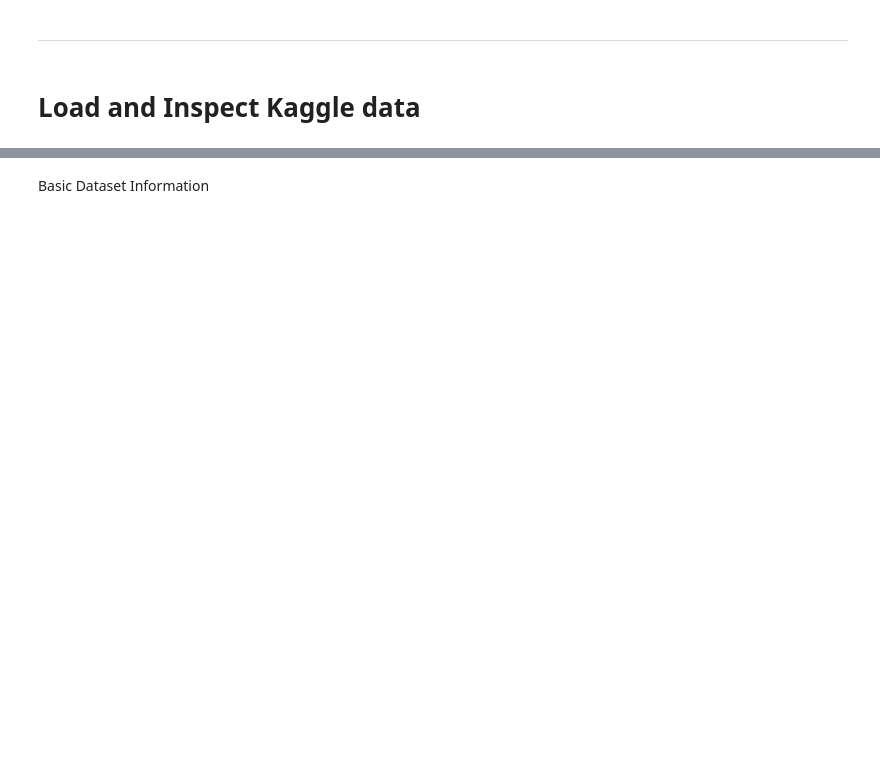
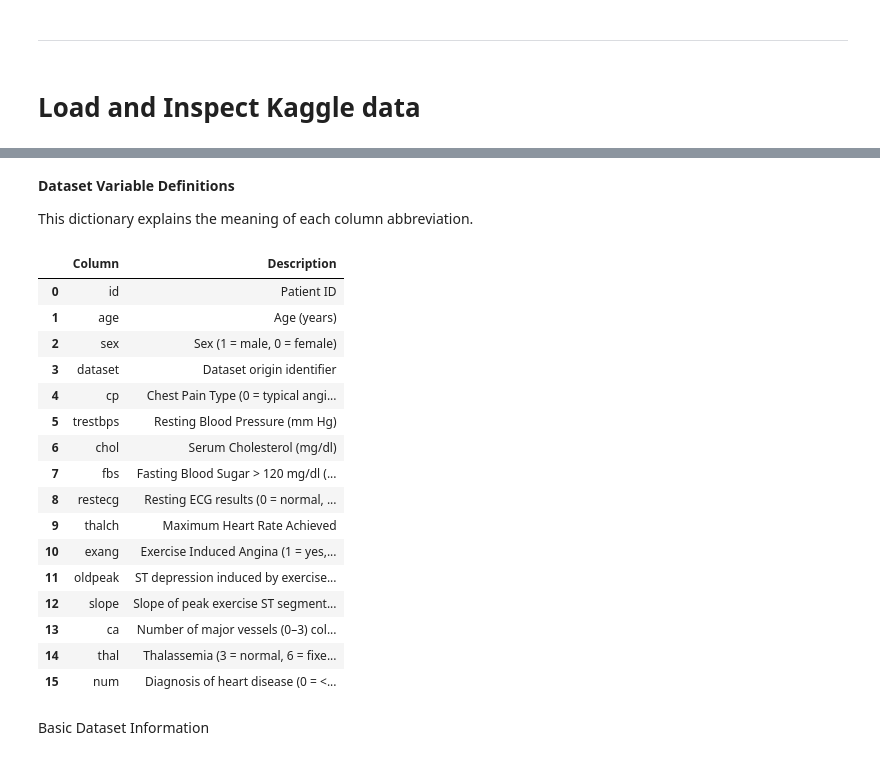
Before and after one commit to aaronalonsotorrens/Heart_disease_risk_predictor, a Jupyter notebook: jupyter_notebooks/Notebook_Template.ipynb, the cells around one changed output, grey strips where cells are left out. Cells and saved outputs as stored; diff of their text form; code cells hidden in the pictures; blank space fills up the shorter version.

```diff
--- a/jupyter_notebooks/Notebook_Template.ipynb
+++ b/jupyter_notebooks/Notebook_Template.ipynb
@@ -124,3 +123,51 @@ Dataset loaded successfully! First 5 rows of dataset:
+# %% [markdown]
+**Dataset Variable Definitions**
+
+This dictionary explains the meaning of each column abbreviation.
+# %%
+column_definitions = {
+    "id": "Patient ID",
+    "age": "Age (years)",
+    "sex": "Sex (1 = male, 0 = female)",
+    "dataset": "Dataset origin identifier",
+    "cp": "Chest Pain Type (0 = typical angina, 1 = atypical angina, 2 = non-anginal, 3 = asymptomatic)",
+    "trestbps": "Resting Blood Pressure (mm Hg)",
+    "chol": "Serum Cholesterol (mg/dl)",
+    "fbs": "Fasting Blood Sugar > 120 mg/dl (1 = true, 0 = false)",
+    "restecg": "Resting ECG results (0 = normal, 1 = ST-T wave abnormality, 2 = left ventricular hypertrophy)",
+    "thalch": "Maximum Heart Rate Achieved",
+    "exang": "Exercise Induced Angina (1 = yes, 0 = no)",
+    "oldpeak": "ST depression induced by exercise relative to rest",
+    "slope": "Slope of peak exercise ST segment (0 = upsloping, 1 = flat, 2 = downsloping)",
+    "ca": "Number of major vessels (0–3) colored by fluoroscopy",
+    "thal": "Thalassemia (3 = normal, 6 = fixed defect, 7 = reversible defect)",
+    "num": "Diagnosis of heart disease (0 = <50% diameter narrowing, 1 = >50%)"
+}
+
+# Convert to DataFrame for a nice display
+definitions_df = pd.DataFrame(
+    list(column_definitions.items()),
+    columns=["Column", "Description"]
+)
+display(definitions_df.style.set_properties(**{'text-align': 'left'}))
+# %% [output]
+|  | Column | Description |
+| 0 | id | Patient ID |
+| 1 | age | Age (years) |
+| 2 | sex | Sex (1 = male, 0 = female) |
+| 3 | dataset | Dataset origin identifier |
+| 4 | cp | Chest Pain Type (0 = typical angi... |
+| 5 | trestbps | Resting Blood Pressure (mm Hg) |
+| 6 | chol | Serum Cholesterol (mg/dl) |
+| 7 | fbs | Fasting Blood Sugar > 120 mg/dl (... |
+| 8 | restecg | Resting ECG results (0 = normal, ... |
+| 9 | thalch | Maximum Heart Rate Achieved |
+| 10 | exang | Exercise Induced Angina (1 = yes,... |
+| 11 | oldpeak | ST depression induced by exercise... |
+| 12 | slope | Slope of peak exercise ST segment... |
+| 13 | ca | Number of major vessels (0–3) col... |
+| 14 | thal | Thalassemia (3 = normal, 6 = fixe... |
+| 15 | num | Diagnosis of heart disease (0 = <... |
 # %% [markdown]
 Basic Dataset Information
 # %%
```
Also changed, not shown: parts of 23 cells of this notebook, 2 other files.
